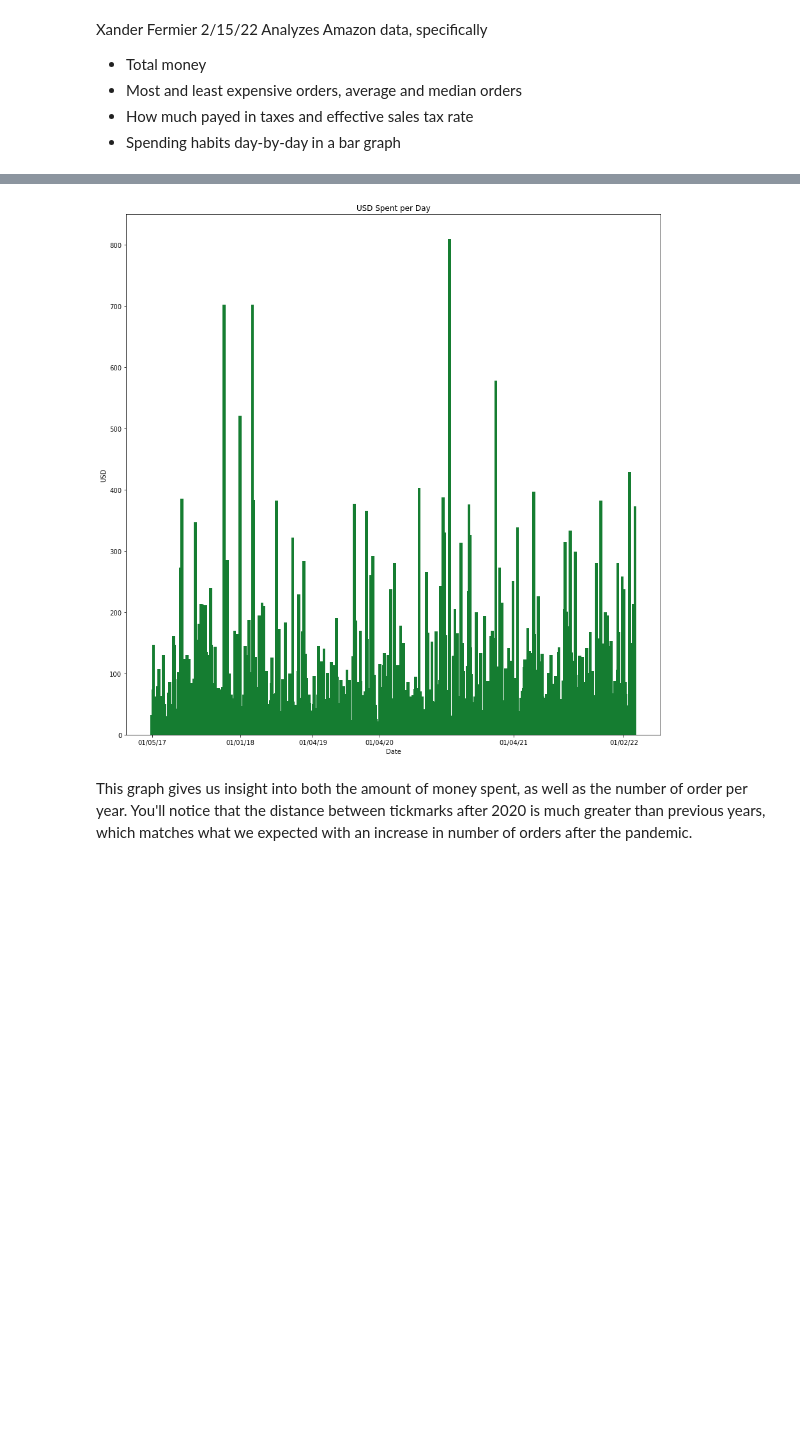
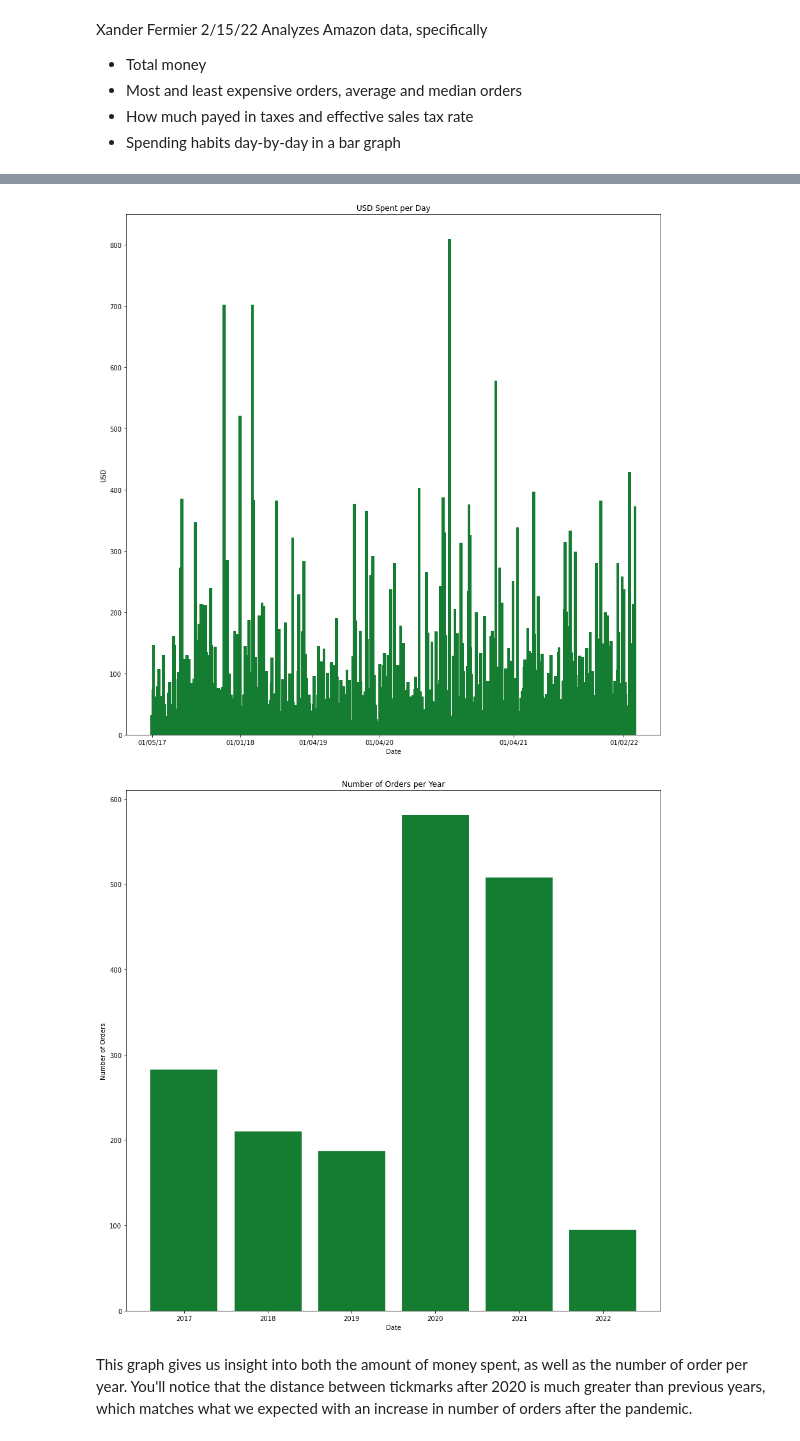
Before and after one commit to Vendr1ck/Xander_DataScience, a Jupyter notebook: AmazonProject/amazon.ipynb, the cells around one changed output, grey strips where cells are left out. Saved outputs shown, nothing was run; the diff lists cells and outputs as text; code cells hidden in the pictures; blank space fills up the shorter version.

Commit message:
added a bar graph for the number of order per year

```diff
--- a/AmazonProject/amazon.ipynb
+++ b/AmazonProject/amazon.ipynb
@@ -59,9 +59,19 @@ prevDate = orderList[0][0]
 #stores the amount of money spent for each day
 prices = [0.0]
 
+#used for tracking the number of orders pear
+currentYear = orderList[0][0]
+currentYear = currentYear[6:8]
+orderCount = [0]
+
 #iterates through the numpy list to remove "$",find the highest and lowest orders, and get the sales tax rate
 for row in orderList:
     currentDate = orderList[counterRow][0]
+    if(orderList[counterRow][0][6:8] == currentYear):
+        orderCount[len(orderCount)-1] += 1
+    else:
+        currentYear = orderList[counterRow][0][6:8]
+        orderCount.append(1)
     for col in row:
         if "$" in col:
             orderList[counterRow][counterCol] = col.replace("$", "")
@@ -115,33 +125,47 @@ datesString = orderList[:,0]
 _, datesStringIndexes = np.unique(datesString, return_index=True)
 datesString = datesString[np.sort(datesStringIndexes)]
 datesStringYears = []
 currentYear = datesString[0]
 datesStringYears.append(currentYear)
 currentYear = currentYear[6:8]
 for item in datesString:
     if item[6:8] != currentYear:
         currentYear = item[6:8]
         datesStringYears.append(item)
 
 #formatting for the bar graph
 plt.bar(datesString, prices, color="#157d31", width=4)
 # plt.xticks(np.arange(0, np.size(datesString), float(np.size(datesString))/5))
 plt.xticks(datesStringYears)
 plt.title("USD Spent per Day")
 plt.xlabel("Date")
-plt.tick
 plt.ylabel("USD")
 bar = plt.gcf()
 bar.set_size_inches(15, 15, forward=True)
 plt.show()
+
+#graphs the number of orders per year
+# print(len(orderCount))
+yearString = [2017, 2018, 2019, 2020, 2021, 2022]
+# print(len(yearString))
+plt.bar(yearString, orderCount, color="#157d31")
+# plt.xticks(np.arange(0, np.size(datesString), float(np.size(datesString))/5))
+# plt.xticks(yearString)
+plt.title("Number of Orders per Year")
+plt.xlabel("Date")
+plt.ylabel("Number of Orders")
+bar2 = plt.gcf()
+bar2.set_size_inches(15, 15, forward=True)
+plt.show()
 # %% [output]
 Total Money Spent: $55734.62.
 Highest Single Order: $702.54.
 Lowest Single Order: $0.97.
 Average Spent Per Order: $29.9.
 Median Order: $26.74.
 Total Spent in Taxes: $2734.12.
 Effective Sales Tax Rate: 4.24%.
 [figure]
+[figure, added]
 # %% [markdown]
 This graph gives us insight into both the amount of money spent, as well as the number of order per year. You'll notice that the distance between tickmarks after 2020 is much greater than previous years, which matches what we expected with an increase in number of orders after the pandemic.
```
